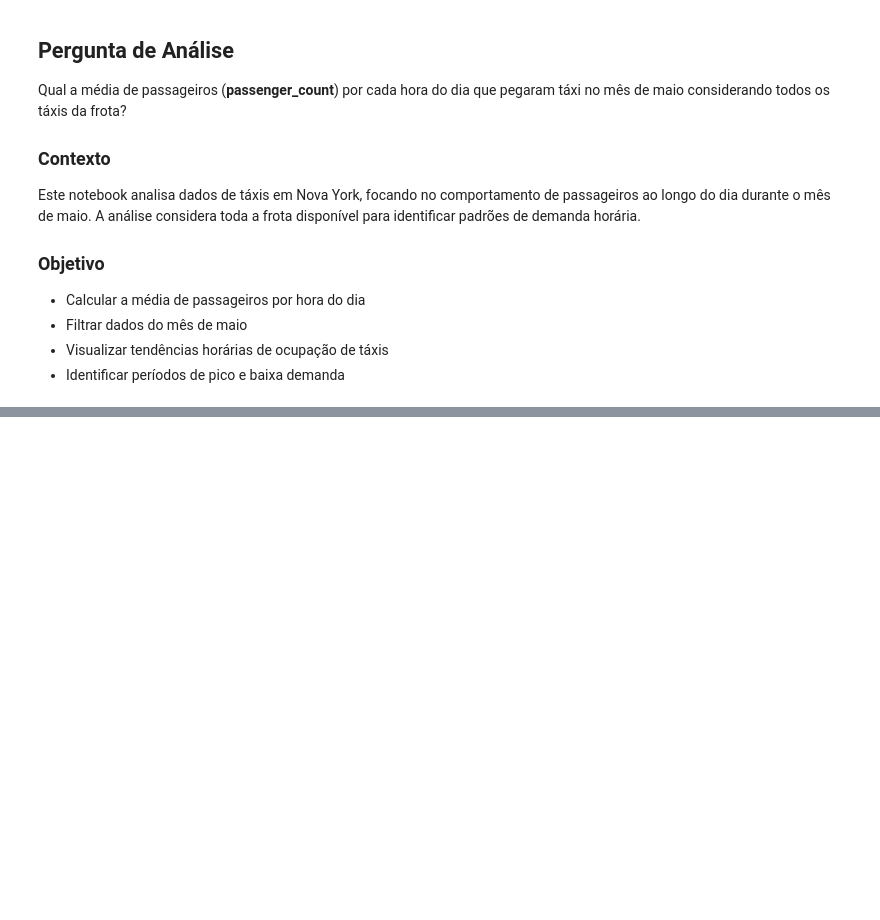
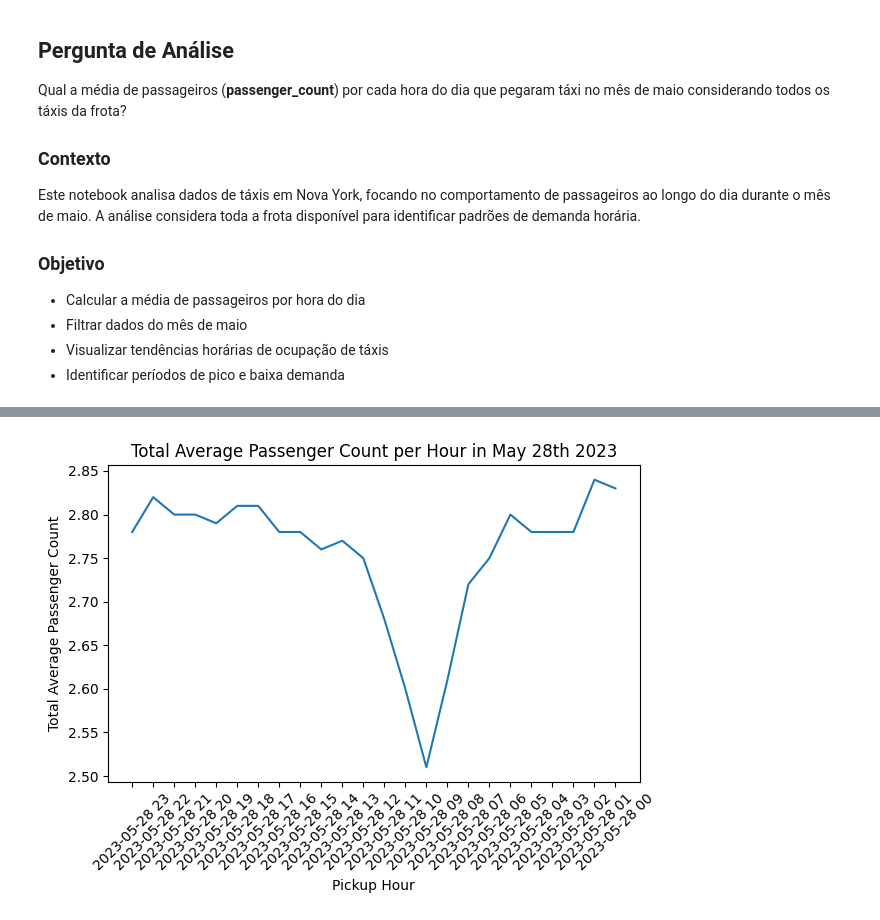
Before and after one commit to leooliveira135/ifood-nyc-taxi-agency, a Jupyter notebook: analysis/average_passager_count.ipynb, the cells around one changed output, grey strips where cells are left out. Drawn from its saved outputs; the diff is of its cells as text; code cells hidden in the pictures; blank space fills up the shorter version.

```diff
--- a/analysis/average_passager_count.ipynb
+++ b/analysis/average_passager_count.ipynb
@@ -65,0 +178,27 @@ execute_athena_query(query, athena_output_queries)
+# %%
+query = f"""
+WITH green_data AS (
+    SELECT vendorid, AVG(passenger_count) as passenger_count
+    FROM {athena_schema}.{athena_green_table}
+    GROUP BY vendorid
+),
+
+yellow_data AS (
+    SELECT vendorid, tpep_pickup_datetime, passenger_count
+    FROM {athena_schema}.{athena_yellow_table}
+    WHERE date_format(tpep_pickup_datetime, '%Y-%m') = '2023-05'
+)
+
+SELECT
+    date_format(y.tpep_pickup_datetime, '%Y-%m-%d %H') AS pickup_hour,
+    date_format(y.tpep_pickup_datetime, '%Y-%m-%d') AS pickup_date,
+    ROUND(AVG(y.passenger_count + g.passenger_count),2) AS avg_passenger_count
+FROM yellow_data as y
+LEFT JOIN green_data as g
+ON y.vendorid = g.vendorid
+WHERE date_format(y.tpep_pickup_datetime, '%Y-%m-%d') = '2023-05-28'
+GROUP BY 1, 2
+ORDER BY 1
+"""
+# %%
+results = execute_athena_query(query, athena_output_queries)
@@ -65,0 +225,15 @@ execute_athena_query(query, athena_output_queries)
+# %%
+df = pd.DataFrame(results)
+df['avg_passenger_count'] = pd.to_numeric(df['avg_passenger_count'], errors='coerce', downcast='float')
+
+df_avg = df.sort_values(by=['pickup_hour', 'avg_passenger_count'], ascending=False)
+# %%
+sns.lineplot(data=df_avg, x='pickup_hour', y='avg_passenger_count')
+plt.xticks(rotation=45)
+plt.title('Total Average Passenger Count per Hour in May 28th 2023')
+plt.xlabel('Pickup Hour')
+plt.ylabel('Total Average Passenger Count')
+plt.tight_layout()
+plt.show()
+# %% [output]
+[figure, added]
```
Also changed, not shown: parts of 28 cells of this notebook, 1 other file.
